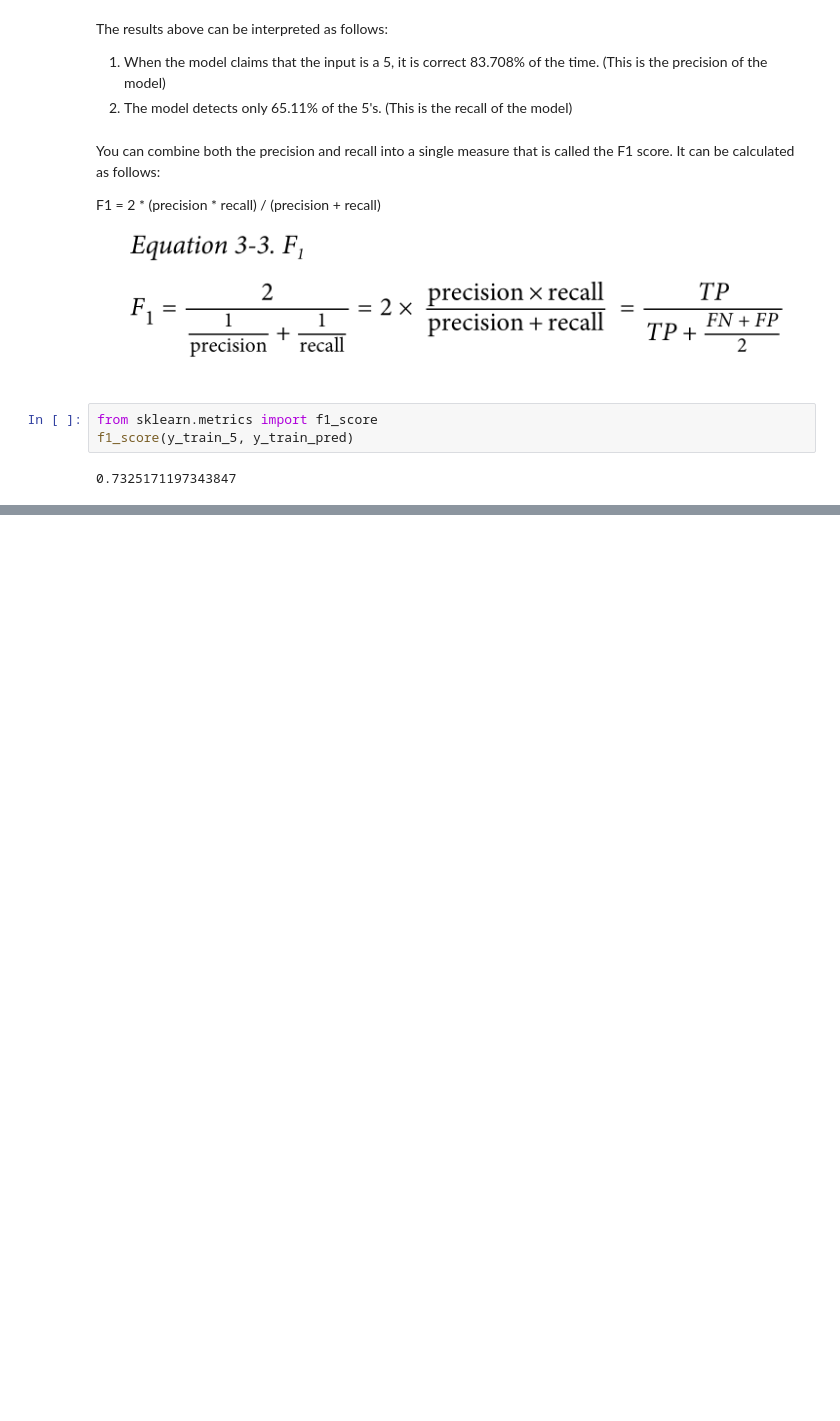
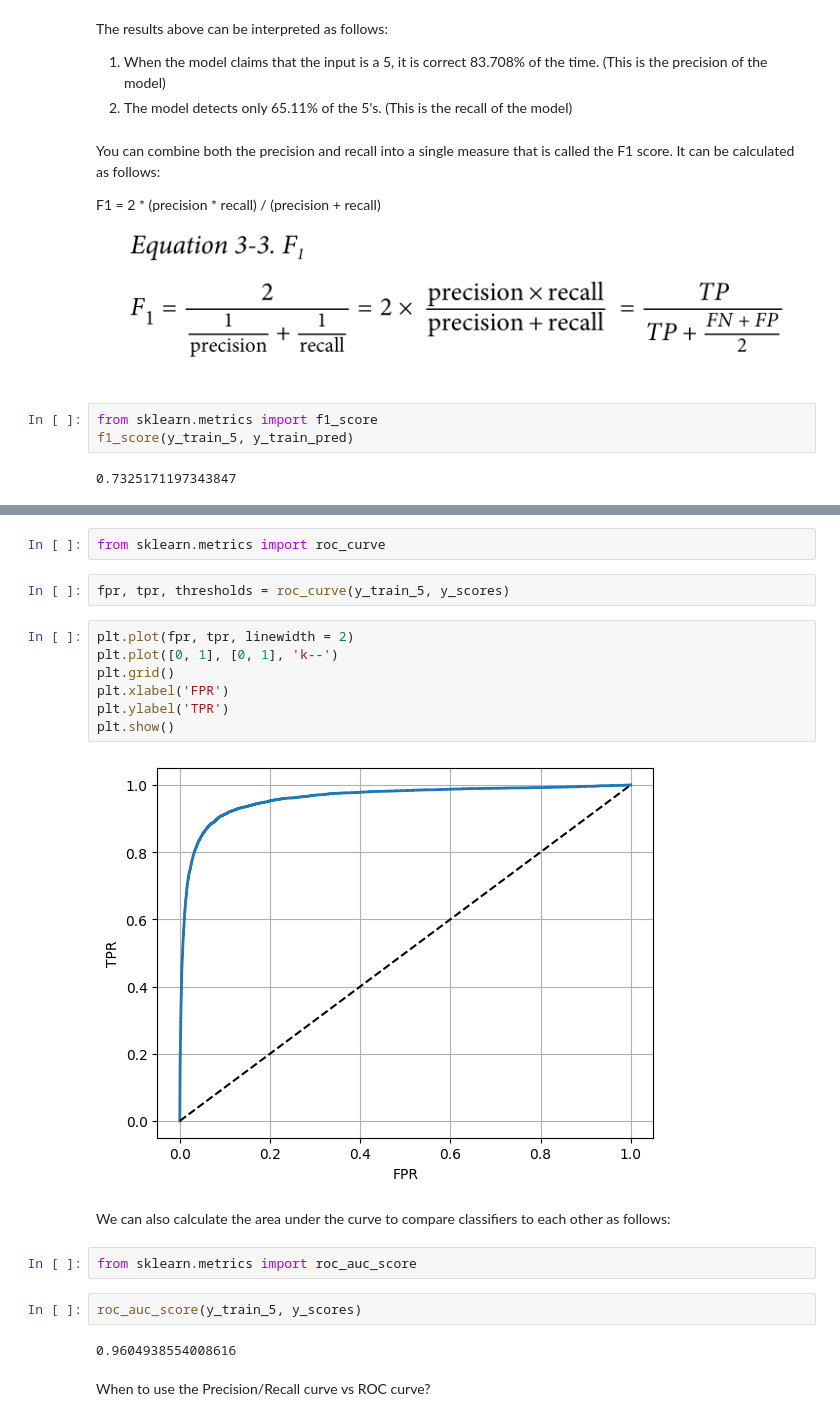
Before and after one commit to Thoalfeqar-gata/Hands-on-machine-learing-, a Jupyter notebook: Classification/main.ipynb, the cells around one changed output, grey strips where cells are left out. Cells and saved outputs as stored; diff of their text form; blank space fills up the shorter version.

```diff
--- a/Classification/main.ipynb
+++ b/Classification/main.ipynb
@@ -120,0 +172,23 @@ f1_score(y_train_5, y_train_pred)
+# %%
+from sklearn.metrics import roc_curve
+# %%
+fpr, tpr, thresholds = roc_curve(y_train_5, y_scores)
+# %%
+plt.plot(fpr, tpr, linewidth = 2)
+plt.plot([0, 1], [0, 1], 'k--')
+plt.grid()
+plt.xlabel('FPR')
+plt.ylabel('TPR')
+plt.show()
+# %% [output]
+[figure, added]
+# %% [markdown]
+We can also calculate the area under the curve to compare classifiers to each other as follows:
+# %%
+from sklearn.metrics import roc_auc_score
+# %%
+roc_auc_score(y_train_5, y_scores)
+# %% [output]
+0.9604938554008616
+# %% [markdown]
+When to use the Precision/Recall curve vs ROC curve?
```
Also changed, not shown: parts of 14 cells of this notebook, 1 other file.
